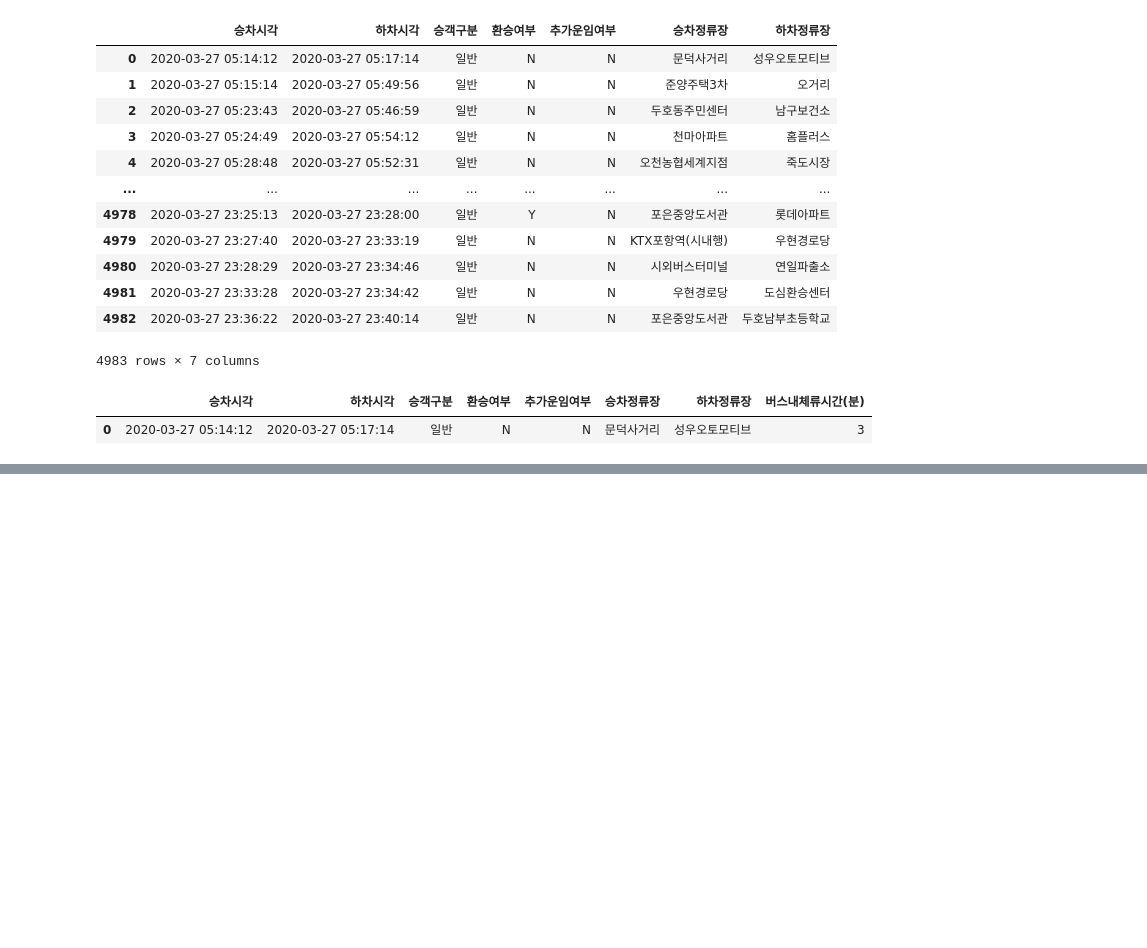
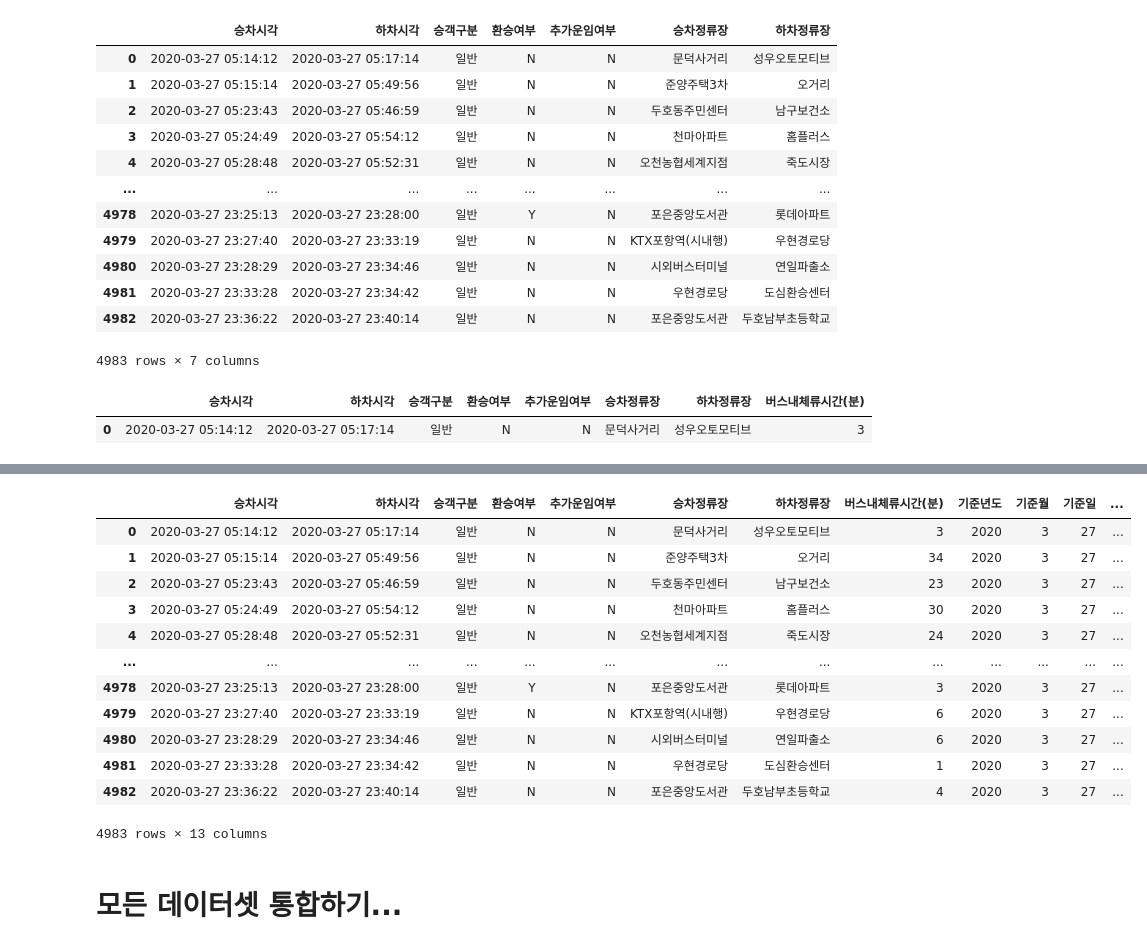
Before and after one commit to YOONseunghyeon/StudyAnaconda, a Jupyter notebook: 04_교통데이터분석/02_교통데이터전처리_및_시각화분석.ipynb, the cells around one changed output, grey strips where cells are left out. Cells and saved outputs as stored; diff of their text form; code cells hidden in the pictures; blank space fills up the shorter version.

```diff
--- a/04_교통데이터분석/02_교통데이터전처리_및_시각화분석.ipynb
+++ b/04_교통데이터분석/02_교통데이터전처리_및_시각화분석.ipynb
@@ -3,7 +3,7 @@
 # %%
 import pandas as pd
 # %%
-file_path = "./01_data_원본/포항시_버스_사용자_교통카드_사용_내역/trfcard (0)/trfcard.csv"
+file_path = "./01_data_원본/포항시_버스_사용자_교통카드_사용_내역/trfcard (5)/trfcard.csv"
 df_bus_card_org = pd.read_csv(file_path)
 # %%
 # 데이터 형태 확인 및 결측치 확인하기..
@@ -223,0 +271,3 @@ df_bus_card.head(1)
+# %%
+df_bus_card.loc[df_bus_card["버스내체류시간(분)"]<0,"버스내체류시간(분)"]= \
+                        60- (df_bus_card["버스내체류시간(분)"] * -1)
@@ -223,0 +290,7 @@ df_bus_card.head(1)
+# %%
+# 기준년도 데이터 추출하여 컬럼 새로 만들기
+df_bus_card["기준년도"] = df_bus_card["승차시각"].dt.year
+df_bus_card["기준월"] = df_bus_card["승차시각"].dt.month
+df_bus_card["기준일"] = df_bus_card["승차시각"].dt.day
+df_bus_card["기준시간"] = df_bus_card["승차시각"].dt.hour
+df_bus_card["기준시간(분)"] = df_bus_card["승차시각"].dt.minute
@@ -223,0 +320,18 @@ df_bus_card.head(1)
+# %%
+df_bus_card
+# %% [output]
+|  | 승차시각 | 하차시각 | 승객구분 | 환승여부 | 추가운임여부 | 승차정류장 | 하차정류장 | 버스내체류시간(분) | 기준년도 | 기준월 | 기준일 | ... |
+| 0 | 2020-03-27 05:14:12 | 2020-03-27 05:17:14 | 일반 | N | N | 문덕사거리 | 성우오토모티브 | 3 | 2020 | 3 | 27 | ... |
+| 1 | 2020-03-27 05:15:14 | 2020-03-27 05:49:56 | 일반 | N | N | 준양주택3차 | 오거리 | 34 | 2020 | 3 | 27 | ... |
+| 2 | 2020-03-27 05:23:43 | 2020-03-27 05:46:59 | 일반 | N | N | 두호동주민센터 | 남구보건소 | 23 | 2020 | 3 | 27 | ... |
+| 3 | 2020-03-27 05:24:49 | 2020-03-27 05:54:12 | 일반 | N | N | 천마아파트 | 홈플러스 | 30 | 2020 | 3 | 27 | ... |
+| 4 | 2020-03-27 05:28:48 | 2020-03-27 05:52:31 | 일반 | N | N | 오천농협세계지점 | 죽도시장 | 24 | 2020 | 3 | 27 | ... |
+| ... | ... | ... | ... | ... | ... | ... | ... | ... | ... | ... | ... | ... |
+| 4978 | 2020-03-27 23:25:13 | 2020-03-27 23:28:00 | 일반 | Y | N | 포은중앙도서관 | 롯데아파트 | 3 | 2020 | 3 | 27 | ... |
+| 4979 | 2020-03-27 23:27:40 | 2020-03-27 23:33:19 | 일반 | N | N | KTX포항역(시내행) | 우현경로당 | 6 | 2020 | 3 | 27 | ... |
+| 4980 | 2020-03-27 23:28:29 | 2020-03-27 23:34:46 | 일반 | N | N | 시외버스터미널 | 연일파출소 | 6 | 2020 | 3 | 27 | ... |
+| 4981 | 2020-03-27 23:33:28 | 2020-03-27 23:34:42 | 일반 | N | N | 우현경로당 | 도심환승센터 | 1 | 2020 | 3 | 27 | ... |
+| 4982 | 2020-03-27 23:36:22 | 2020-03-27 23:40:14 | 일반 | N | N | 포은중앙도서관 | 두호남부초등학교 | 4 | 2020 | 3 | 27 | ... |
+4983 rows × 13 columns
+# %% [markdown]
+# 모든 데이터셋 통합하기...
```
Also changed, not shown: parts of 9 cells of this notebook, 3 other files.
